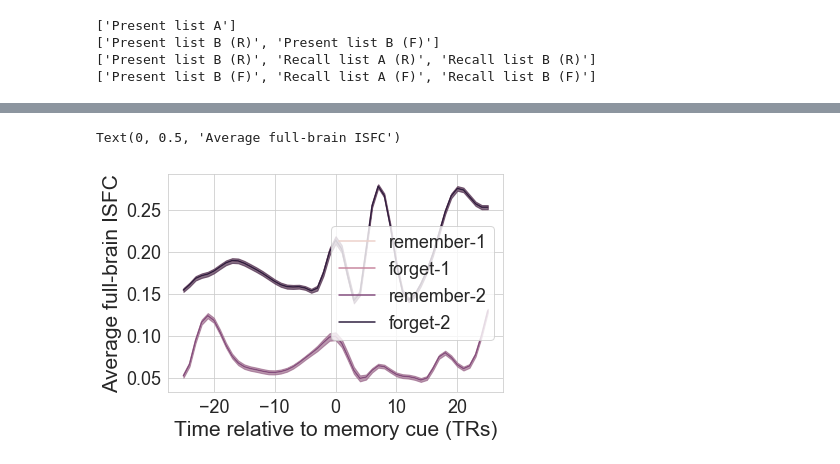
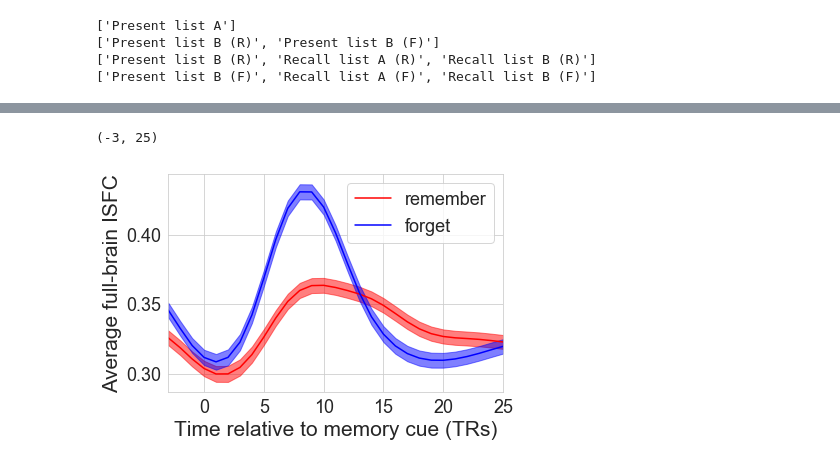
Before and after one commit to ContextLab/directed-forgetting-network-dynamics, a Jupyter notebook: code/network_analyses.ipynb, the cells around one changed output, grey strips where cells are left out. Saved outputs shown, nothing was run; the diff lists cells and outputs as text; code cells hidden in the pictures.

Commit message:
working on network dynamics plots

```diff
--- a/code/network_analyses.ipynb
+++ b/code/network_analyses.ipynb
@@ -204,11 +199,19 @@ def ribbon(x, y, lb, ub=None, color='k', alpha=0.5):
     h2 = plt.plot(x, y, color=color)
     return h1, h2
 # %%
-def event_ribbon(x, ts=None, color='k', alpha=0.5):
+def event_ribbon(x, ts=None, limit_t=None, color='k', alpha=0.5):
     if ts is None:
         ts = np.arange(-(x.shape[0] - 1)/2, (x.shape[0] - 1)/2 + 1) #assume centered data
 
+    if not (limit_t is None):
+        inds = (ts >= np.min(limit_t)) & (ts <= np.max(limit_t))
+    else:
+        inds = np.ones(ts.shape[0]) > 0
+
+    x = x[inds, :]
+    ts = ts[inds]
+
     m = np.nanmean(x, axis=1)
-    sem = np.divide(np.nanstd(x, axis=1), np.sqrt(x.shape[1]))
+    ci = 1.96*np.divide(np.nanstd(x, axis=1), np.sqrt(x.shape[1])) # 95% confidence intervals
 
-    return ribbon(ts, m, sem, sem, color=color, alpha=alpha)
+    return ribbon(ts, m, ci, ci, color=color, alpha=alpha)
@@ -225,2 +218,3 @@ for i in np.arange(len(test_data)):
 # %%
-tc1 = tc.timecorr(test_data, weights_function=tc.gaussian_weights, weights_params={'var': 5}, combine=tc.helpers.corrmean_combine)
+buffer = 100
+r_f_nets = get_network_dynamics(data, [1, 2], weights_function=tc.gaussian_weights, weights_params={'var': 10}, combine=tc.helpers.corrmean_combine, before=buffer, after=buffer)
@@ -310,15 +235,16 @@ True
 # %%
-colors = sns.cubehelix_palette(n_colors=4)
-event_ribbon(r_f_nets1[0], color=colors[0]);
-event_ribbon(r_f_nets1[1], color=colors[1]);
-event_ribbon(r_f_nets2[0], color=colors[2]);
-event_ribbon(r_f_nets2[1], color=colors[3]);
-#event_ribbon(r_f_nets3[0], color=colors[4]);
-#event_ribbon(r_f_nets3[1], color=colors[5]);
-plt.legend(['remember-1', 'forget-1', 'remember-2', 'forget-2'])
+ts = np.arange(-buffer, buffer+1)
+min_time = -3
+max_time = 25
+
+colors = ['r', 'b']
+event_ribbon(r_f_nets[0], ts=ts, color=colors[0], limit_t=[min_time, max_time]);
+event_ribbon(r_f_nets[1], ts=ts, color=colors[1], limit_t=[min_time, max_time]);
+plt.legend(['remember', 'forget'])
 
 plt.xlabel('Time relative to memory cue (TRs)')
 plt.ylabel('Average full-brain ISFC')
+plt.xlim([min_time, max_time])
 # %% [output]
-Text(0, 0.5, 'Average full-brain ISFC')
+(-3, 25)
-[figure, old version]
+[figure, new version]
```
Also changed, not shown: parts of 30 cells of this notebook.
